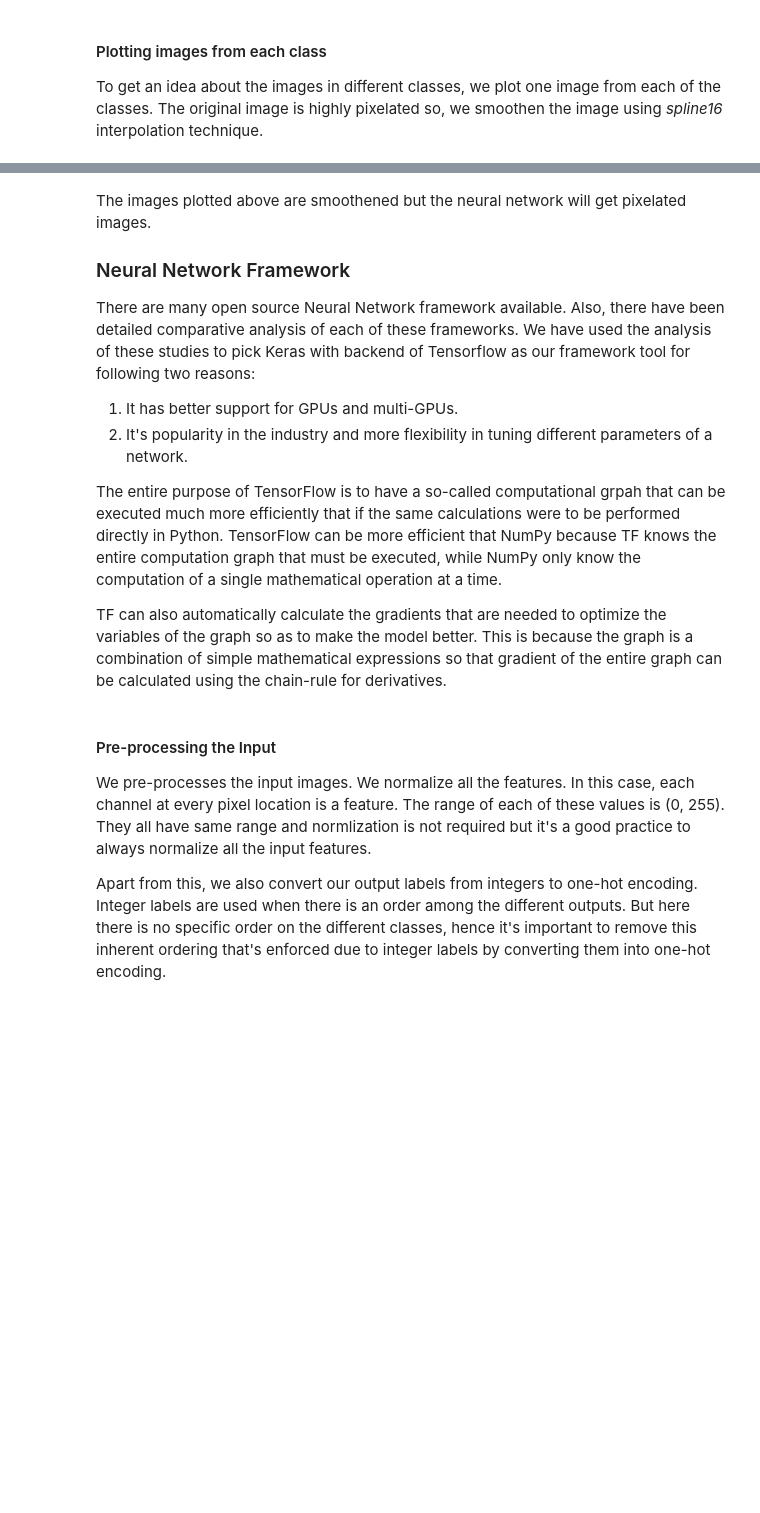
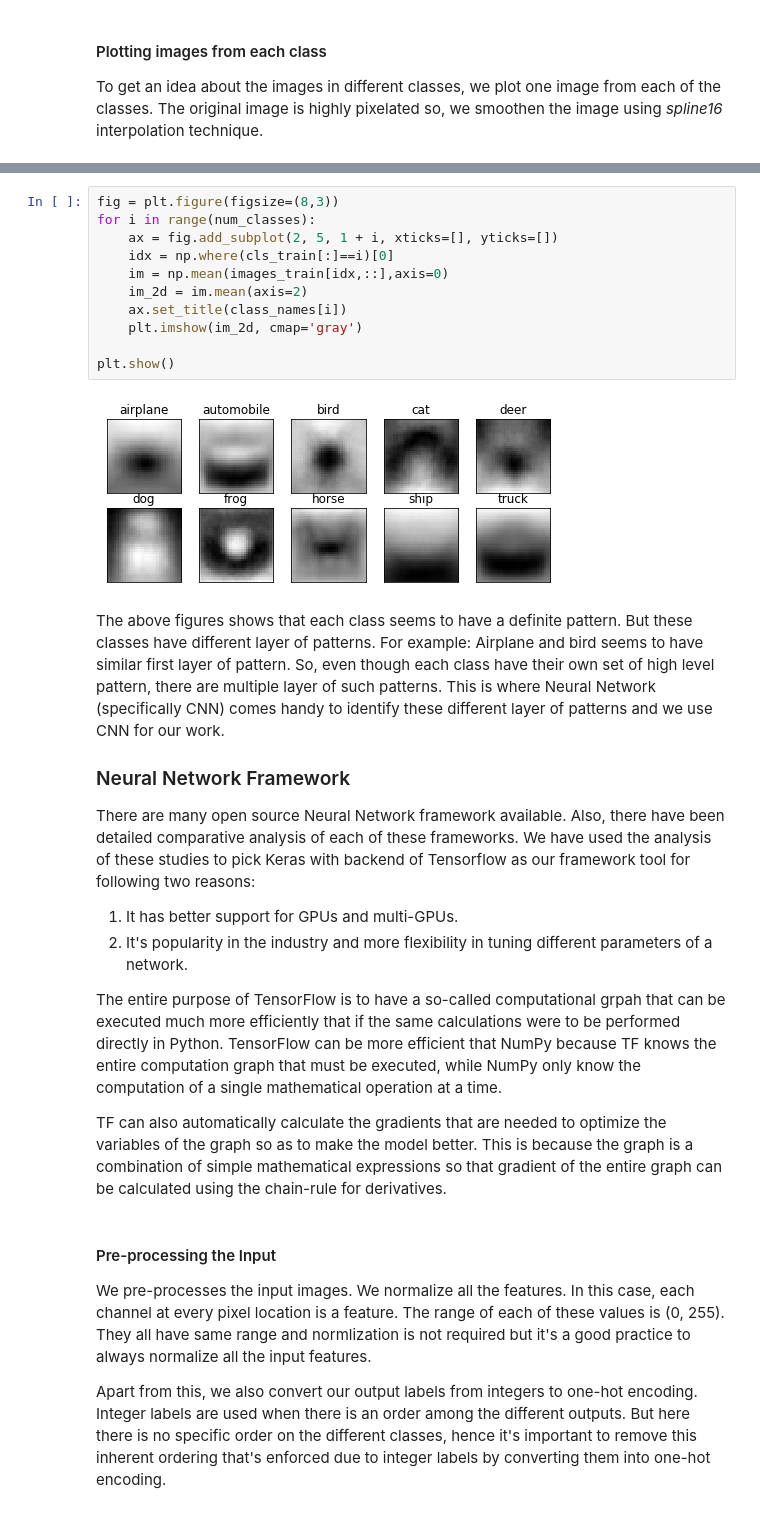
Before and after one commit to rachitagrawal/ObjectClassification, a Jupyter notebook: ObjectClassification.ipynb, the cells around one changed output, grey strips where cells are left out. Saved outputs shown, nothing was run; the diff lists cells and outputs as text; blank space fills up the shorter version.

```diff
--- a/ObjectClassification.ipynb
+++ b/ObjectClassification.ipynb
@@ -123,5 +129,18 @@ plt.show()
+# %%
+fig = plt.figure(figsize=(8,3))
+for i in range(num_classes):
+    ax = fig.add_subplot(2, 5, 1 + i, xticks=[], yticks=[])
+    idx = np.where(cls_train[:]==i)[0]
+    im = np.mean(images_train[idx,::],axis=0)
+    im_2d = im.mean(axis=2)
+    ax.set_title(class_names[i])
+    plt.imshow(im_2d, cmap='gray')
+
+plt.show()
+# %% [output]
+[figure, added]
 # %% [markdown]
-The images plotted above are smoothened but the neural network will get pixelated images.
+The above figures shows that each class seems to have a definite pattern. But these classes have different layer of patterns. For example: Airplane and bird seems to have similar first layer of pattern. So, even though each class have their own set of high level pattern, there are multiple layer of such patterns. This is where Neural Network (specifically CNN) comes handy to identify these different layer of patterns and we use CNN for our work.
 
 ### Neural Network Framework
 
```
Also changed, not shown: parts of 2 cells of this notebook, 2 other files.
